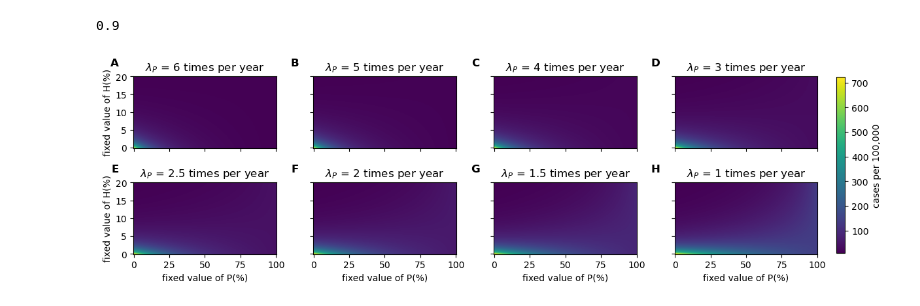
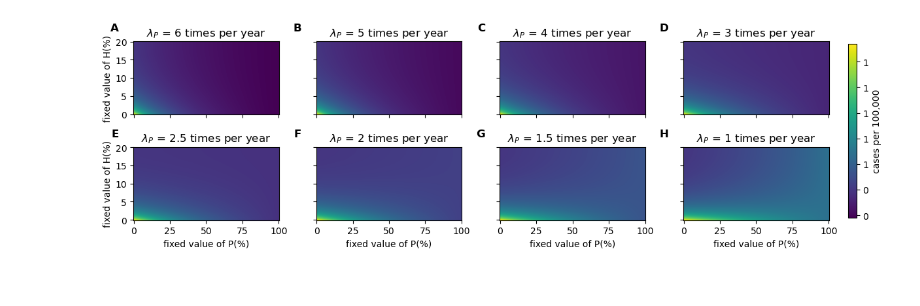
Before and after one commit to Priesemann-Group/testing-paradox-HIV-STI, a Jupyter notebook: notebooks/test.ipynb, the cells around one changed output. Cells and saved outputs as stored; diff of their text form; code cells hidden in the pictures.

```diff
--- a/notebooks/test.ipynb
+++ b/notebooks/test.ipynb
@@ -1,7 +1,3 @@
-# %%
-psi
-# %% [output]
-0.9
 # %%
 import numpy as np
 import matplotlib.pyplot as plt
@@ -44,8 +40,8 @@ def I_star_STI(H, P, lam_P, beta_HIV=args["beta_HIV"], mu=args["mu"], gamma=args
     m_star = m(H_star)
     alpha_val = alpha(P_star, H_star)
 
-    term1 = (mu + tgamma) * (mu / (gamma + lam_P * P_star + C * (1 - m_star) * beta_HIV * H_star * (1 - P_star) + mu) * (psi * alpha_val * mu / (gamma + lam_P * P_star + C * (1 - m_star) * beta_HIV * H_star * (1 - P_star) + mu) + (1 - psi) * alpha_val - 1))
-    term2 = (gamma + lam_P * P_star + C * (1 - m_star) * beta_HIV * H_star * (1 - P_star) + mu) / psi
+    term1 = (mu + tgamma) * (mu / ((psi * alpha_val * mu / (gamma + lam_P * P_star + C * (1 - m_star) * beta_HIV * H_star * (1 - P_star) + mu) + (1 - psi) * alpha_val) - 1))
+    term2 = -(gamma + lam_P * P_star + C * (1 - m_star) * beta_HIV * H_star * (1 - P_star) + mu) / psi
     term3 = gamma - tgamma * ((1 + (gamma + lam_P * P_star + C * (1 - m_star) * beta_HIV * H_star * (1 - P_star) + mu) / mu) * (1 - psi) / psi)
 
     numerator = term1
@@ -117,31 +113,31 @@ for idx, lambda_P in enumerate(lambda_P_values):
     # Set xlabels only on the bottom most subplots
     if row == nrows - 1:
         ax.set_xlabel("fixed value of P(%)")
         ax.set_xticks([0, 50, 100, 150, 200])
         ax.set_xticklabels([int(Ps[0] * 100), int(Ps[50] * 100), int(Ps[100] * 100), int(Ps[150] * 100), int(Ps[200] * 100)])
     else:
         ax.set_xticklabels([])  # Hide xtick labels for non-bottom subplots
 
     # Set ylabels only on the left most subplots
     if col == 0:
         ax.set_ylabel("fixed value of H(%)")
         ax.set_yticks([0, 25, 50, 75, 100])
         ax.set_yticklabels([int(Hs[0] * 100), int(Hs[25] * 100), int(Hs[50] * 100), int(Hs[75] * 100), int(Hs[100] * 100)])
     else:
         ax.set_yticks([0, 25, 50, 75, 100])
         ax.set_yticklabels([])  # Hide ytick labels for non-left subplots
 
     # Adding subpanel letters, adjust x and y positions as needed
     ax.text(-0.1, 1.25, chr(65 + idx), transform=ax.transAxes, fontsize=12, fontweight="bold", va="top", ha="right")
 
 # Define a formatter function that multiplies the value by 100,000
 def formatter(x, pos):
     return f"{x * 1e5:.0f}"
 
 # Create a single color bar for the whole figure
 cbar = fig.colorbar(cax, ax=axes.ravel().tolist(), shrink=0.88, format=FuncFormatter(formatter), pad=0.015)
 cbar.ax.set_ylabel("cases per 100,000")
 
 plt.show()
 # %% [output]
-[figure, old version]
+[figure, new version]
```
